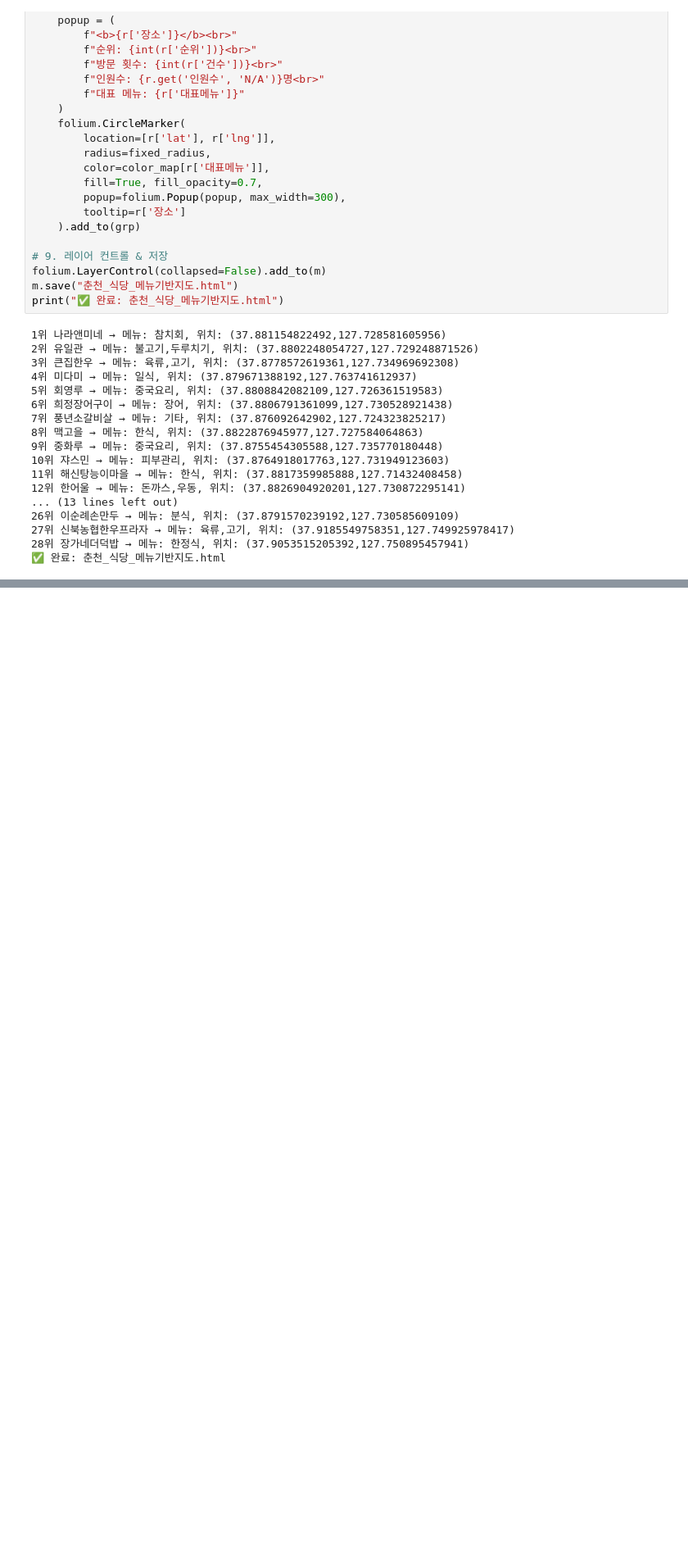
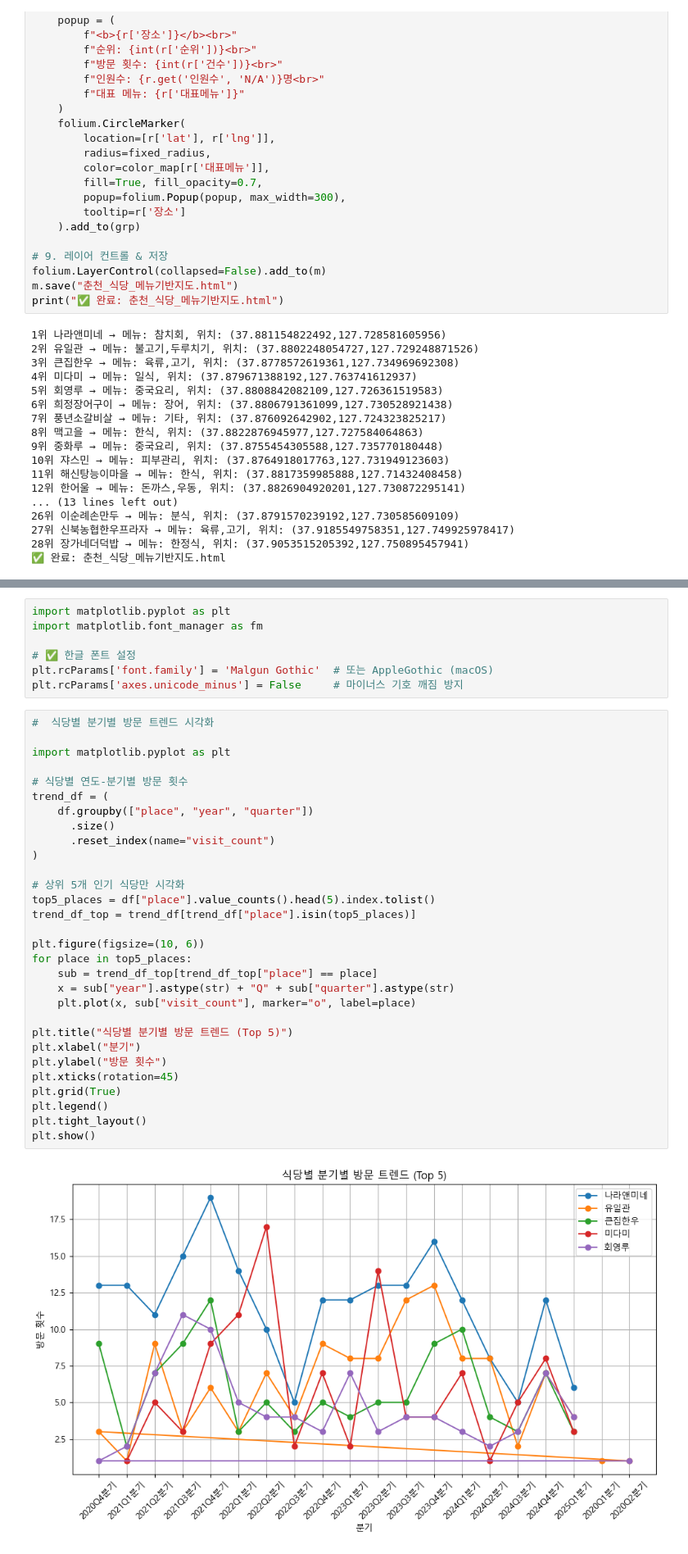
Before and after one commit to Microbe95/Data_Anal, a Jupyter notebook: public_money.ipynb, the cells around one changed output, grey strips where cells are left out. Shown at 82% size. Drawn from its saved outputs; the diff is of its cells as text; blank space fills up the shorter version.

```diff
--- a/public_money.ipynb
+++ b/public_money.ipynb
@@ -567,0 +1229,39 @@ print("✅ 완료: 춘천_식당_메뉴기반지도.html")
+# %%
+import matplotlib.pyplot as plt
+import matplotlib.font_manager as fm
+
+# ✅ 한글 폰트 설정
+plt.rcParams['font.family'] = 'Malgun Gothic'  # 또는 AppleGothic (macOS)
+plt.rcParams['axes.unicode_minus'] = False     # 마이너스 기호 깨짐 방지
+# %%
+#  식당별 분기별 방문 트렌드 시각화
+
+import matplotlib.pyplot as plt
+
+# 식당별 연도-분기별 방문 횟수
+trend_df = (
+    df.groupby(["place", "year", "quarter"])
+      .size()
+      .reset_index(name="visit_count")
+)
+
+# 상위 5개 인기 식당만 시각화
+top5_places = df["place"].value_counts().head(5).index.tolist()
+trend_df_top = trend_df[trend_df["place"].isin(top5_places)]
+
+plt.figure(figsize=(10, 6))
+for place in top5_places:
+    sub = trend_df_top[trend_df_top["place"] == place]
+    x = sub["year"].astype(str) + "Q" + sub["quarter"].astype(str)
+    plt.plot(x, sub["visit_count"], marker="o", label=place)
+
+plt.title("식당별 분기별 방문 트렌드 (Top 5)")
+plt.xlabel("분기")
+plt.ylabel("방문 횟수")
+plt.xticks(rotation=45)
+plt.grid(True)
+plt.legend()
+plt.tight_layout()
+plt.show()
+# %% [output]
+[figure, added]
```
Also changed, not shown: parts of 19 cells of this notebook, 1 other file.
